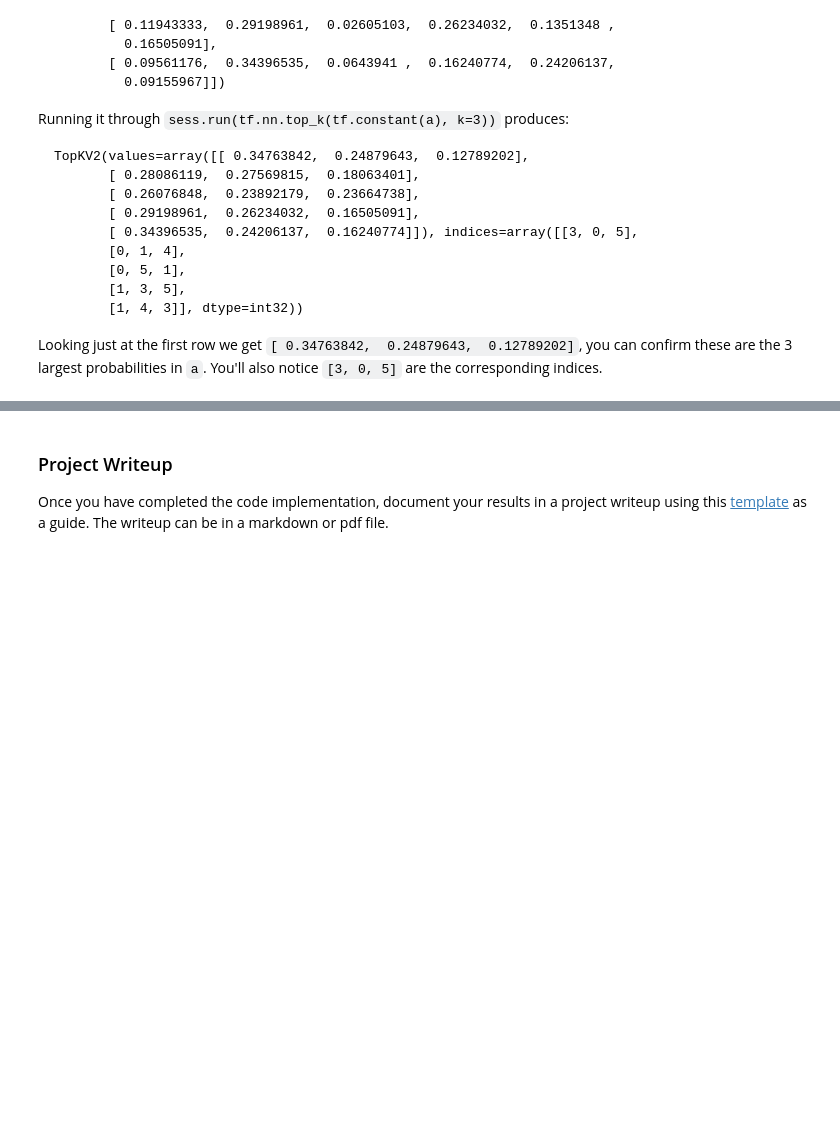
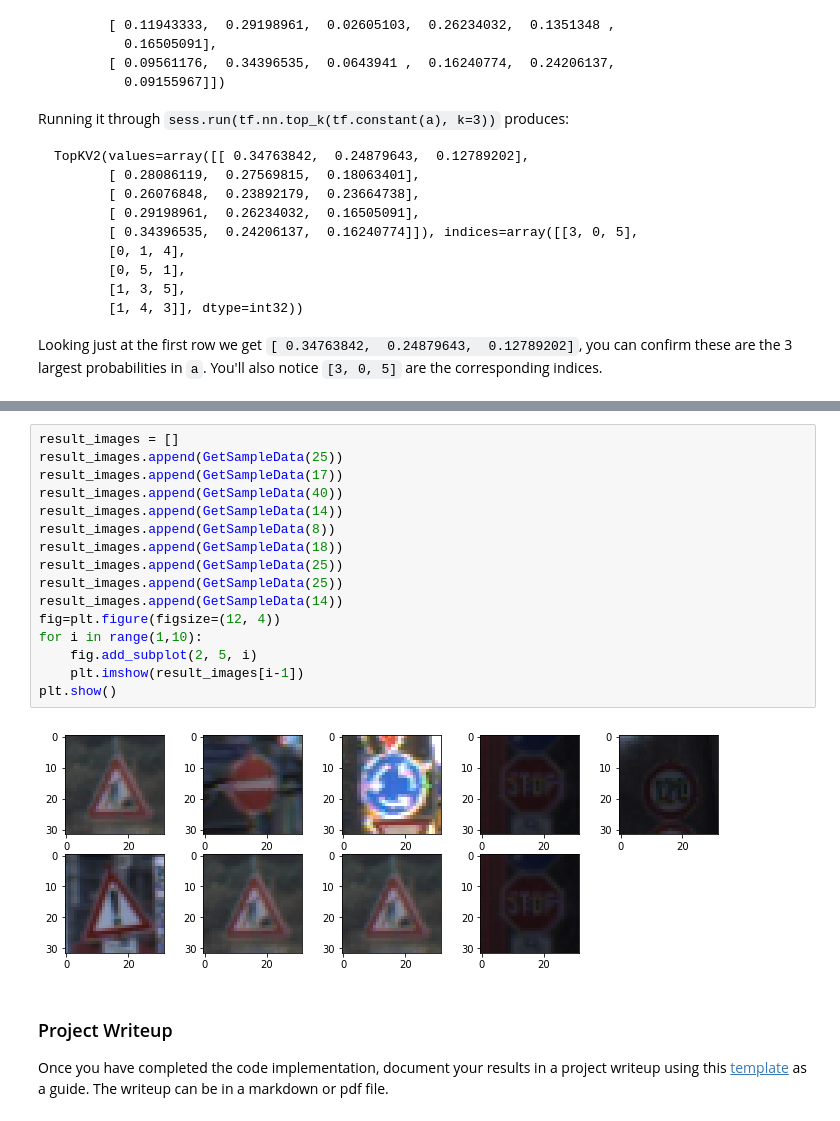
Before and after one commit to enienws/CarND-Traffic-Sign-Classifier-Project, a Jupyter notebook: Traffic_Sign_Classifier.ipynb, the cells around one changed output, grey strips where cells are left out. Cells and saved outputs as stored; diff of their text form; blank space fills up the shorter version.

```diff
--- a/Traffic_Sign_Classifier.ipynb
+++ b/Traffic_Sign_Classifier.ipynb
@@ -1518,3 +1607,21 @@ TopKV2(values=array([[ 1.,  0.,  0.,  0.,  0.],
+# %%
+result_images = []
+result_images.append(GetSampleData(25))
+result_images.append(GetSampleData(17))
+result_images.append(GetSampleData(40))
+result_images.append(GetSampleData(14))
+result_images.append(GetSampleData(8))
+result_images.append(GetSampleData(18))
+result_images.append(GetSampleData(25))
+result_images.append(GetSampleData(25))
+result_images.append(GetSampleData(14))
+fig=plt.figure(figsize=(12, 4))
+for i in range(1,10):
+    fig.add_subplot(2, 5, i)
+    plt.imshow(result_images[i-1])
+plt.show()
+# %% [output]
+[figure, added]
 # %% [markdown]
 ### Project Writeup
 
```
Also changed, not shown: parts of 7 cells of this notebook, 15 other files.
